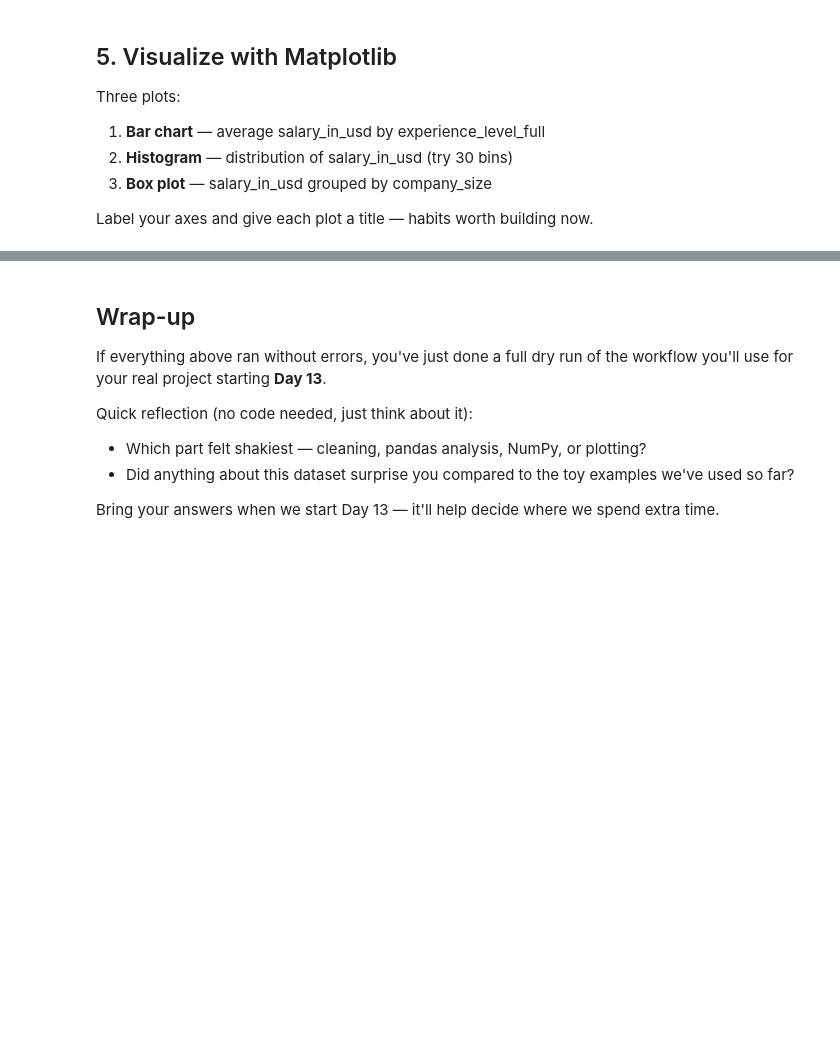
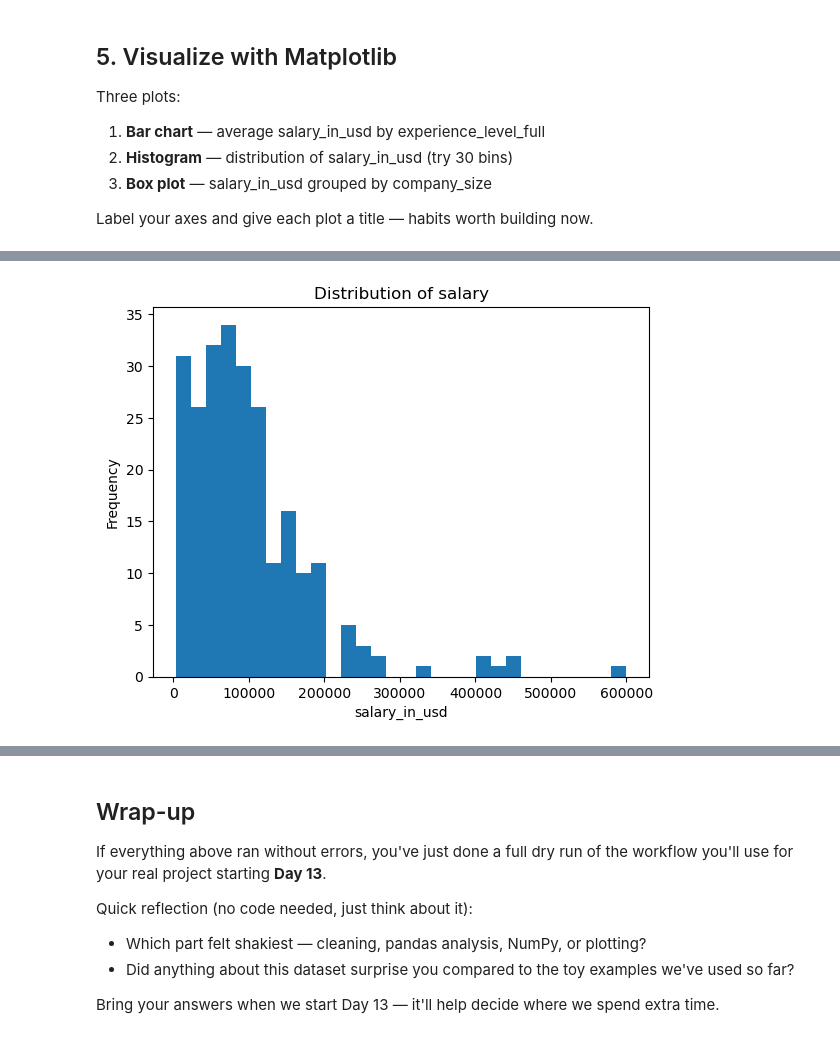
Before and after one commit to aabidimarwan-tech/Python-Libraries-Practice, a Jupyter notebook: python_practice_day12.ipynb, the cells around one changed output, grey strips where cells are left out. Drawn from its saved outputs; the diff is of its cells as text; code cells hidden in the pictures; blank space fills up the shorter version.

```diff
--- a/python_practice_day12.ipynb
+++ b/python_practice_day12.ipynb
@@ -316,2 +320,12 @@ pass
+# %%
+# b) Histogram of salary_in_usd, 30 bins
+
+plt.hist(df_clean["salary_in_usd"], bins = 30)
+plt.xlabel("salary_in_usd")
+plt.ylabel("Frequency")
+plt.title("Distribution of salary")
+plt.show()
+# %% [output]
+[figure, added]
 # %%
 # c) Box plot of salary_in_usd grouped by company_size
```
Also changed, not shown: parts of 13 cells of this notebook.
